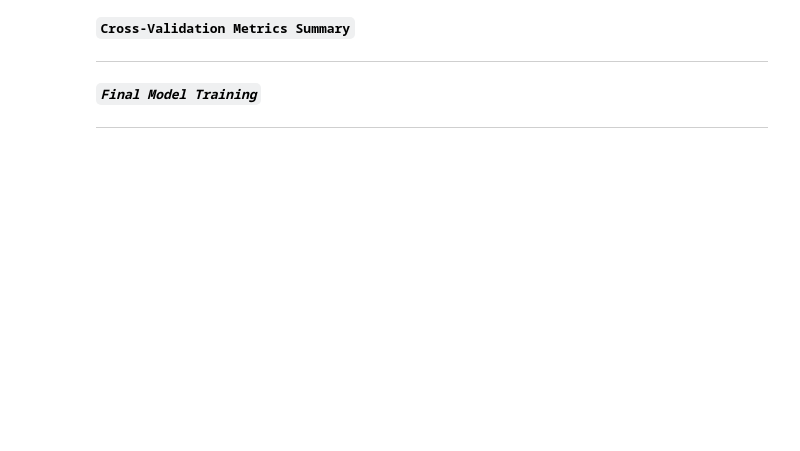
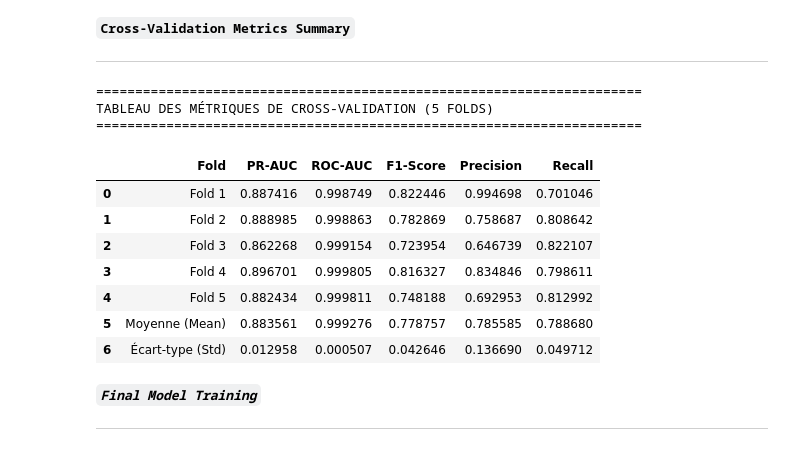
Before and after one commit to Chaabmanal2022/Balancing-PR-AUC-and-Explanation-Stability-in-Fraud-Detection, a Jupyter notebook: Pipeline_1_Baseline.ipynb, the cells around one changed output. Drawn from its saved outputs; the diff is of its cells as text; code cells hidden in the pictures; blank space fills up the shorter version.

```diff
--- a/Pipeline_1_Baseline.ipynb
+++ b/Pipeline_1_Baseline.ipynb
@@ -571,6 +651,40 @@ else:
 **`Cross-Validation Metrics Summary`**
 
 ---
+# %%
+# SUMMARY METRICS TABLE CREATION
+df_metrics = pd.DataFrame(fold_results)
+
+# Calculate mean and standard deviation across folds
+mean_metrics = df_metrics.drop(columns=["Fold"]).mean()
+std_metrics = df_metrics.drop(columns=["Fold"]).std()
+
+# Append summary rows to dataframe
+df_metrics.loc[len(df_metrics)] = ["Moyenne (Mean)", *mean_metrics]
+df_metrics.loc[len(df_metrics)] = ["Écart-type (Std)", *std_metrics]
+
+# Format numerical display to 6 decimal places
+df_metrics_formatted = df_metrics.copy()
+for col in df_metrics_formatted.columns[1:]:
+    df_metrics_formatted[col] = df_metrics_formatted[col].map(lambda x: f"{x:.6f}")
+
+# Display final cross-validation metrics dataframe
+print("\n" + "=" * 70)
+print("TABLEAU DES MÉTRIQUES DE CROSS-VALIDATION (5 FOLDS)")
+print("=" * 70)
+display(df_metrics_formatted)
+# %% [output]
+======================================================================
+TABLEAU DES MÉTRIQUES DE CROSS-VALIDATION (5 FOLDS)
+======================================================================
+|  | Fold | PR-AUC | ROC-AUC | F1-Score | Precision | Recall |
+| 0 | Fold 1 | 0.887416 | 0.998749 | 0.822446 | 0.994698 | 0.701046 |
+| 1 | Fold 2 | 0.888985 | 0.998863 | 0.782869 | 0.758687 | 0.808642 |
+| 2 | Fold 3 | 0.862268 | 0.999154 | 0.723954 | 0.646739 | 0.822107 |
+| 3 | Fold 4 | 0.896701 | 0.999805 | 0.816327 | 0.834846 | 0.798611 |
+| 4 | Fold 5 | 0.882434 | 0.999811 | 0.748188 | 0.692953 | 0.812992 |
+| 5 | Moyenne (Mean) | 0.883561 | 0.999276 | 0.778757 | 0.785585 | 0.788680 |
+| 6 | Écart-type (Std) | 0.012958 | 0.000507 | 0.042646 | 0.136690 | 0.049712 |
 # %% [markdown]
 ***`Final Model Training`***
 
```
Also changed, not shown: parts of 6 cells of this notebook.
